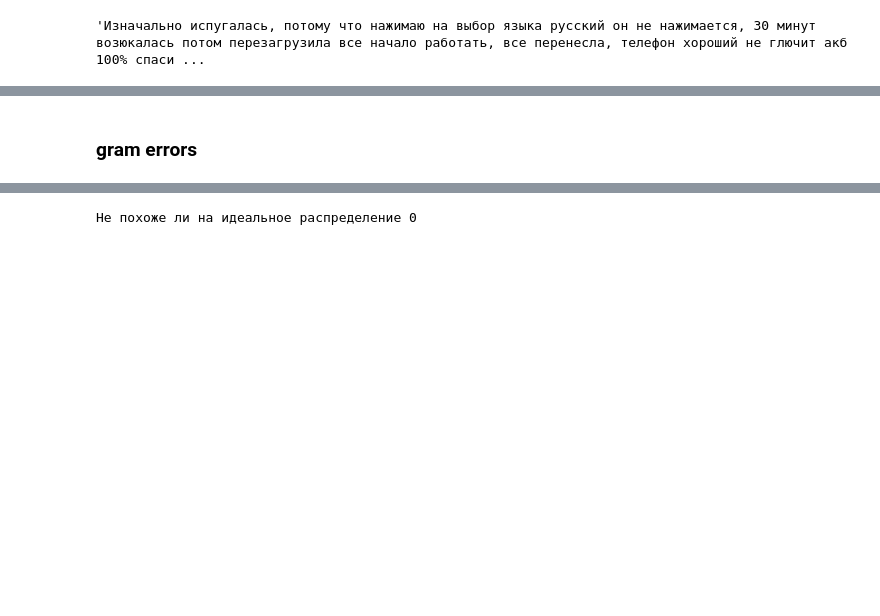
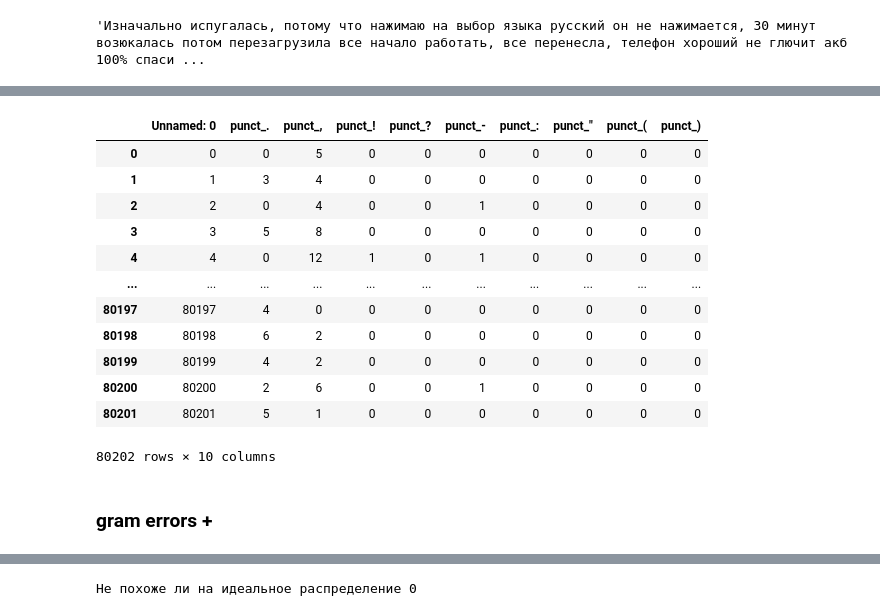
Before and after one commit to vladislavlisin/fake_review_detection, a Jupyter notebook: feature_engeneering.ipynb, the cells around one changed output, grey strips where cells are left out. Saved outputs shown, nothing was run; the diff lists cells and outputs as text; code cells hidden in the pictures; blank space fills up the shorter version.

```diff
--- a/feature_engeneering.ipynb
+++ b/feature_engeneering.ipynb
@@ -1079,5 +1507,20 @@ df_punct.to_csv(punct_path)
 # %%
 punct_path = "/content/drive/MyDrive/diplom/data/punct_df.csv"
 df_punct = pd.read_csv(punct_path)
+df_punct
+# %% [output]
+|  | Unnamed: 0 | punct_. | punct_, | punct_! | punct_? | punct_- | punct_: | punct_" | punct_( | punct_) |
+| 0 | 0 | 0 | 5 | 0 | 0 | 0 | 0 | 0 | 0 | 0 |
+| 1 | 1 | 3 | 4 | 0 | 0 | 0 | 0 | 0 | 0 | 0 |
+| 2 | 2 | 0 | 4 | 0 | 0 | 1 | 0 | 0 | 0 | 0 |
+| 3 | 3 | 5 | 8 | 0 | 0 | 0 | 0 | 0 | 0 | 0 |
+| 4 | 4 | 0 | 12 | 1 | 0 | 1 | 0 | 0 | 0 | 0 |
+| ... | ... | ... | ... | ... | ... | ... | ... | ... | ... | ... |
+| 80197 | 80197 | 4 | 0 | 0 | 0 | 0 | 0 | 0 | 0 | 0 |
+| 80198 | 80198 | 6 | 2 | 0 | 0 | 0 | 0 | 0 | 0 | 0 |
+| 80199 | 80199 | 4 | 2 | 0 | 0 | 0 | 0 | 0 | 0 | 0 |
+| 80200 | 80200 | 2 | 6 | 0 | 0 | 1 | 0 | 0 | 0 | 0 |
+| 80201 | 80201 | 5 | 1 | 0 | 0 | 0 | 0 | 0 | 0 | 0 |
+80202 rows × 10 columns
 # %% [markdown]
-### **gram errors**
+### **gram errors +**
```
Also changed, not shown: parts of 163 cells of this notebook.
